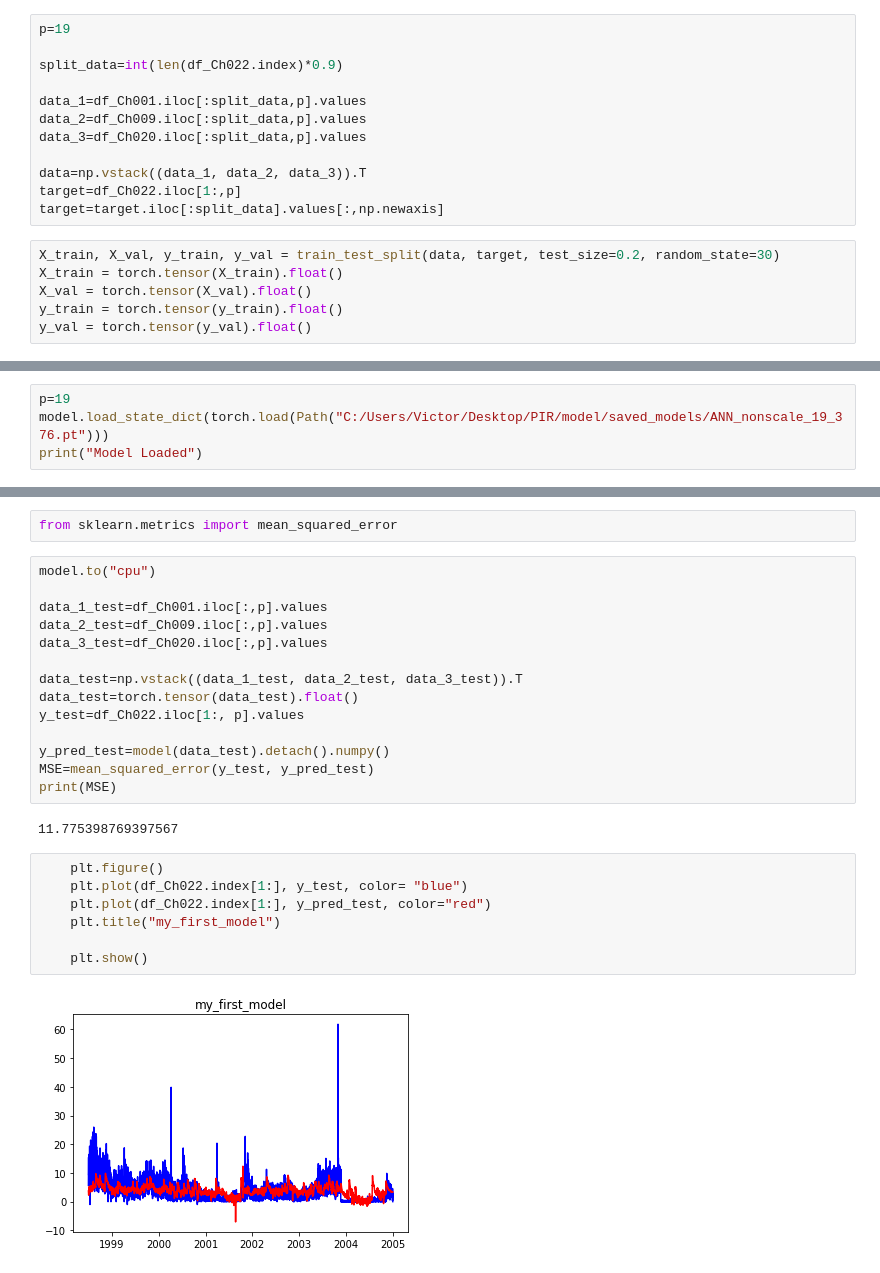
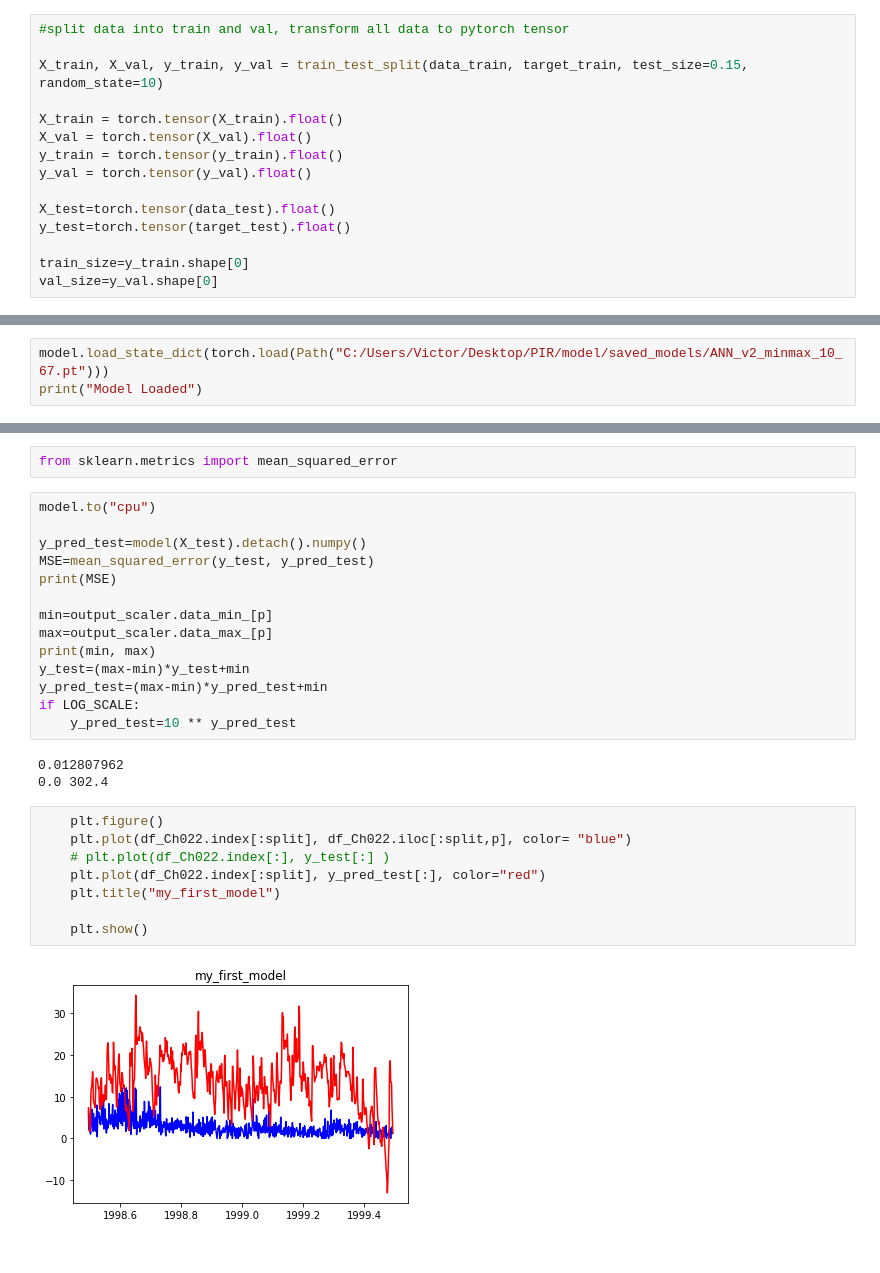
Before and after one commit to laravioli/PIR, a Jupyter notebook: model/ANN.ipynb, the cells around one changed output, grey strips where cells are left out. Drawn from its saved outputs; the diff is of its cells as text.

```diff
--- a/model/ANN.ipynb
+++ b/model/ANN.ipynb
@@ -17,24 +80,21 @@ df_Ch022 = pd.read_pickle(Path("C:/Users/Victor/Desktop/PIR/data/Ch022.pkl"))
 # %%
 import torch
 from sklearn.model_selection import train_test_split
-# %%
-p=19
-
-split_data=int(len(df_Ch022.index)*0.9)
-
-data_1=df_Ch001.iloc[:split_data,p].values
-data_2=df_Ch009.iloc[:split_data,p].values
-data_3=df_Ch020.iloc[:split_data,p].values
-
-data=np.vstack((data_1, data_2, data_3)).T
-target=df_Ch022.iloc[1:,p]
-target=target.iloc[:split_data].values[:,np.newaxis]
 # %%
-X_train, X_val, y_train, y_val = train_test_split(data, target, test_size=0.2, random_state=30)
+#split data into train and val, transform all data to pytorch tensor
+
+X_train, X_val, y_train, y_val = train_test_split(data_train, target_train, test_size=0.15, random_state=10)
+
 X_train = torch.tensor(X_train).float()
 X_val = torch.tensor(X_val).float()
 y_train = torch.tensor(y_train).float()
 y_val = torch.tensor(y_val).float()
+
+X_test=torch.tensor(data_test).float()
+y_test=torch.tensor(target_test).float()
+
+train_size=y_train.shape[0]
+val_size=y_val.shape[0]
 # %%
 from torch import nn, optim
 import torch.nn.functional as F
@@ -173,35 +237,36 @@ plt.show()
 # %% [markdown]
 ### Loading the saved model from the disk
 # %%
-p=19
-model.load_state_dict(torch.load(Path("C:/Users/Victor/Desktop/PIR/model/saved_models/ANN_nonscale_19_376.pt")))
+model.load_state_dict(torch.load(Path("C:/Users/Victor/Desktop/PIR/model/saved_models/ANN_v2_minmax_10_67.pt")))
 print("Model Loaded")
 # %% [output]
 Model Loaded
 # %%
 from sklearn.metrics import mean_squared_error
-# %%
-model.to("cpu")
-
-data_1_test=df_Ch001.iloc[:,p].values
-data_2_test=df_Ch009.iloc[:,p].values
-data_3_test=df_Ch020.iloc[:,p].values
-
-data_test=np.vstack((data_1_test, data_2_test, data_3_test)).T
-data_test=torch.tensor(data_test).float()
-y_test=df_Ch022.iloc[1:, p].values
-
-y_pred_test=model(data_test).detach().numpy()
-MSE=mean_squared_error(y_test, y_pred_test)
-print(MSE)
-# %% [output]
-11.775398769397567
+# %%
+model.to("cpu")
+
+y_pred_test=model(X_test).detach().numpy()
+MSE=mean_squared_error(y_test, y_pred_test)
+print(MSE)
+
+min=output_scaler.data_min_[p]
+max=output_scaler.data_max_[p]
+print(min, max)
+y_test=(max-min)*y_test+min
+y_pred_test=(max-min)*y_pred_test+min
+if LOG_SCALE:
+    y_pred_test=10 ** y_pred_test
+# %% [output]
+0.012807962
+0.0 302.4
 # %%
     plt.figure()
-    plt.plot(df_Ch022.index[1:], y_test, color= "blue")
-    plt.plot(df_Ch022.index[1:], y_pred_test, color="red")
+    plt.plot(df_Ch022.index[:split], df_Ch022.iloc[:split,p], color= "blue")
+    # plt.plot(df_Ch022.index[:], y_test[:] )
+    plt.plot(df_Ch022.index[:split], y_pred_test[:], color="red")
     plt.title("my_first_model")
 
     plt.show()
 # %% [output]
-[figure, old version]
+[figure, new version]
```
Also changed, not shown: parts of 23 cells of this notebook.
